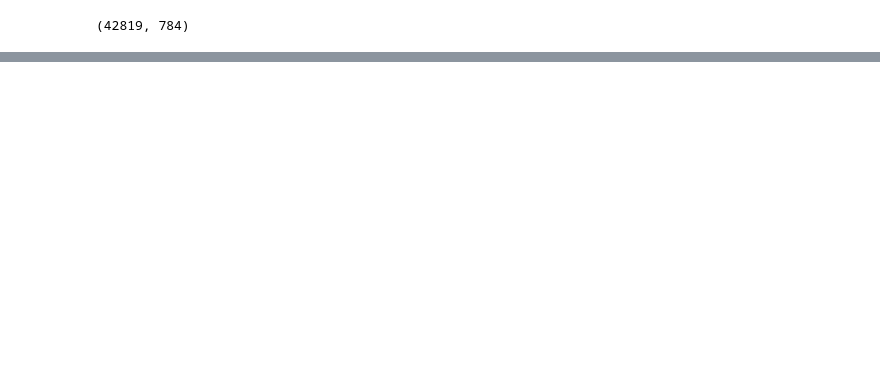
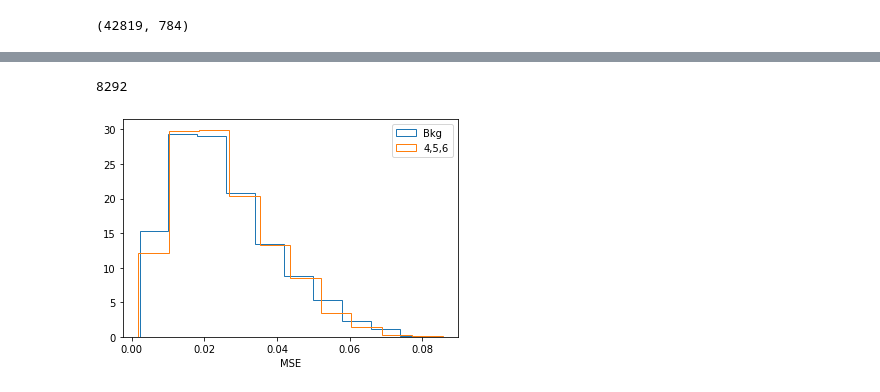
Before and after one commit to Debottam/MachinLearningEx, a Jupyter notebook: vae_prop.ipynb, the cells around one changed output, grey strips where cells are left out. Saved outputs shown, nothing was run; the diff lists cells and outputs as text; code cells hidden in the pictures; blank space fills up the shorter version.

```diff
--- a/vae_prop.ipynb
+++ b/vae_prop.ipynb
@@ -187,0 +323,49 @@ plt.show()
+# %%
+
+hash_truth = list()
+# %%
+count = 0
+for i in range(sample_size):
+  bools = ''
+  a = 1
+  for j in range(hash_size):
+    bool = (np.dot(encoded_test[i], projections[j].T) > 0).astype('int')
+    #print(bool)
+    bools += str(bool)
+  #print(bools)
+  for k in range(tableSize):
+    #print("bools: ",bools)
+    #print("listHash: ", listHash[k])
+    if bools == listHash[k]:
+      #print("listHash: ", listHash[k])
+      a=0
+      #print(a)
+      break
+  #count = 0
+  if(a==1):
+    count+=1
+    #print(a)
+  #print(count)
+  hash_truth.append(a)
+print(count)
+# %% [output]
+8292
+# %%
+l_rec_0=[]
+l_rec_1=[]
+
+for i in range(10000):
+    if hash_truth[i]==0:
+        l_rec_0.append(predict_loss_mse[i])
+    else:
+        l_rec_1.append(predict_loss_mse[i])
+
+l_rec_0=np.array(l_rec_0)
+l_rec_1=np.array(l_rec_1)
+plt.hist(l_rec_0, histtype="step", label='Bkg',density=True)
+plt.hist(l_rec_1, histtype='step', label='4,5,6',density=True)
+plt.legend(loc='best')
+plt.xlabel('MSE')
+plt.show()
+# %% [output]
+[figure, added]
```
Also changed, not shown: parts of 28 cells of this notebook.
